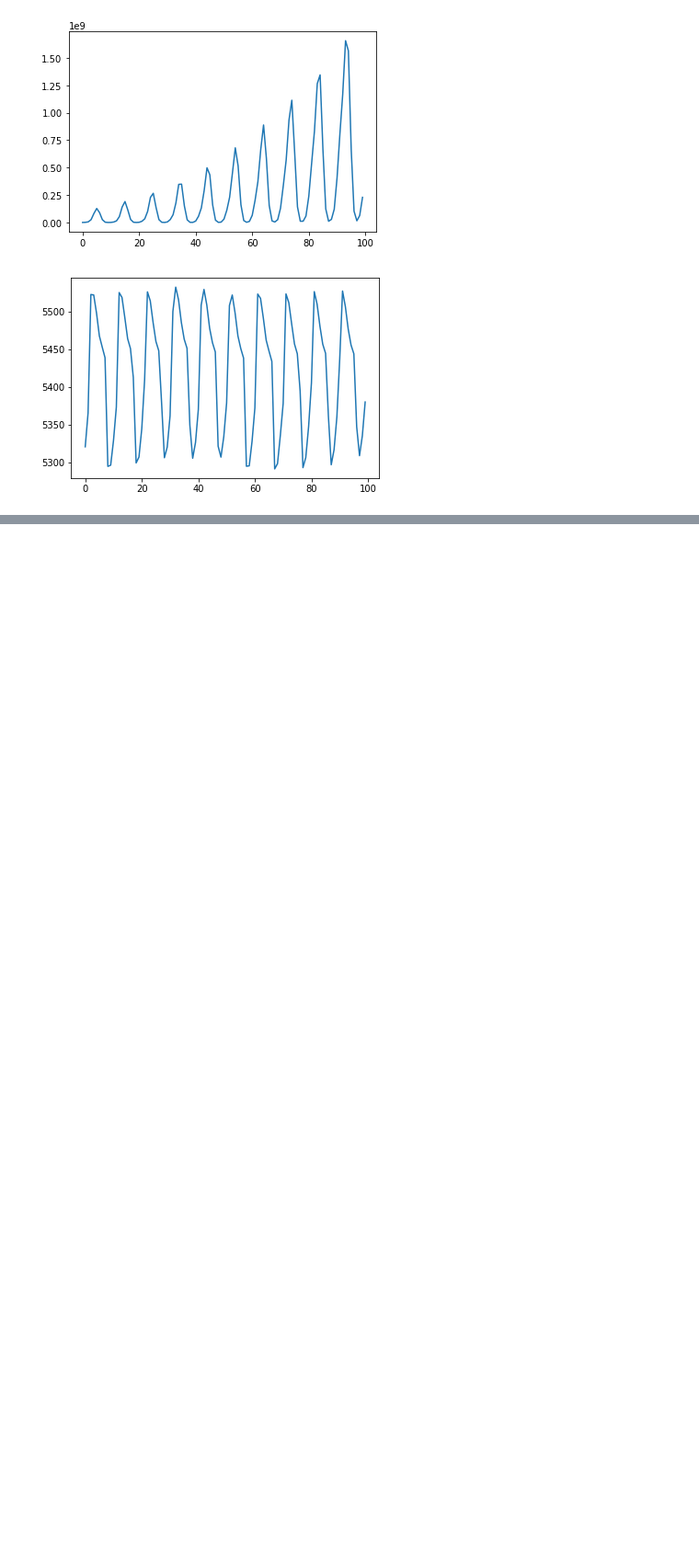
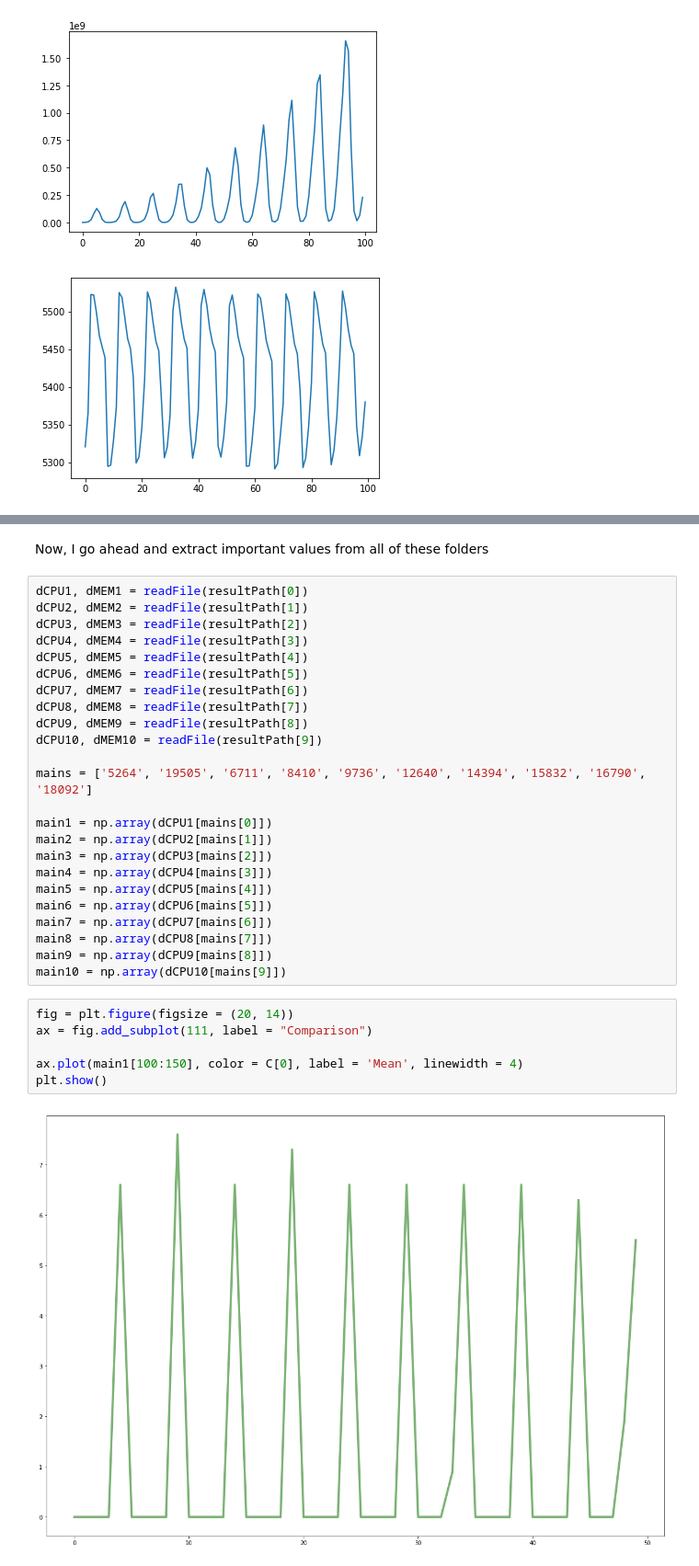
Before and after one commit to ThibaultHuyet/data_parsing, a Jupyter notebook: Notebooks/RPi_Perf2.ipynb, the cells around one changed output, grey strips where cells are left out. Shown at 92% size. Drawn from its saved outputs; the diff is of its cells as text; blank space fills up the shorter version.

```diff
--- a/Notebooks/RPi_Perf2.ipynb
+++ b/Notebooks/RPi_Perf2.ipynb
@@ -484,0 +552,34 @@ plt.show()
+# %% [markdown]
+Now, I go ahead and extract important values from all of these folders
+# %%
+dCPU1, dMEM1 = readFile(resultPath[0])
+dCPU2, dMEM2 = readFile(resultPath[1])
+dCPU3, dMEM3 = readFile(resultPath[2])
+dCPU4, dMEM4 = readFile(resultPath[3])
+dCPU5, dMEM5 = readFile(resultPath[4])
+dCPU6, dMEM6 = readFile(resultPath[5])
+dCPU7, dMEM7 = readFile(resultPath[6])
+dCPU8, dMEM8 = readFile(resultPath[7])
+dCPU9, dMEM9 = readFile(resultPath[8])
+dCPU10, dMEM10 = readFile(resultPath[9])
+
+mains = ['5264', '19505', '6711', '8410', '9736', '12640', '14394', '15832', '16790', '18092']
+
+main1 = np.array(dCPU1[mains[0]])
+main2 = np.array(dCPU2[mains[1]])
+main3 = np.array(dCPU3[mains[2]])
+main4 = np.array(dCPU4[mains[3]])
+main5 = np.array(dCPU5[mains[4]])
+main6 = np.array(dCPU6[mains[5]])
+main7 = np.array(dCPU7[mains[6]])
+main8 = np.array(dCPU8[mains[7]])
+main9 = np.array(dCPU9[mains[8]])
+main10 = np.array(dCPU10[mains[9]])
+# %%
+fig = plt.figure(figsize = (20, 14))
+ax = fig.add_subplot(111, label = "Comparison")
+
+ax.plot(main1[100:150], color = C[0], label = 'Mean', linewidth = 4)
+plt.show()
+# %% [output]
+[figure, added]
```
Also changed, not shown: parts of 7 cells of this notebook.
